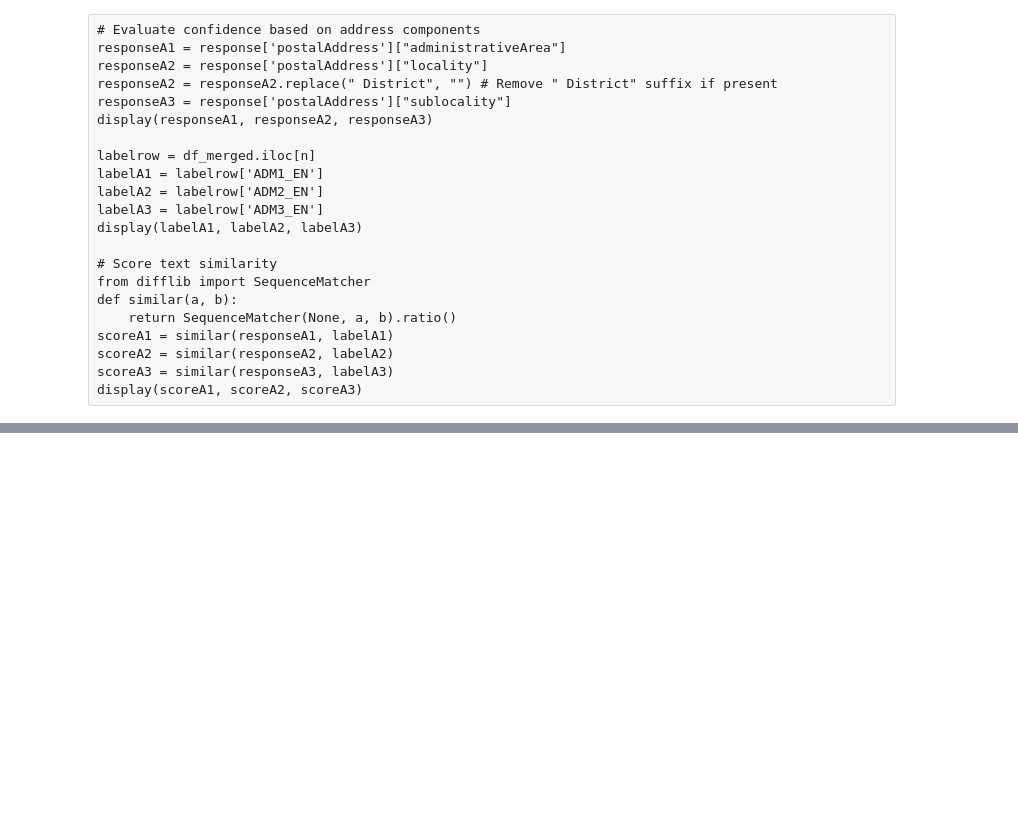
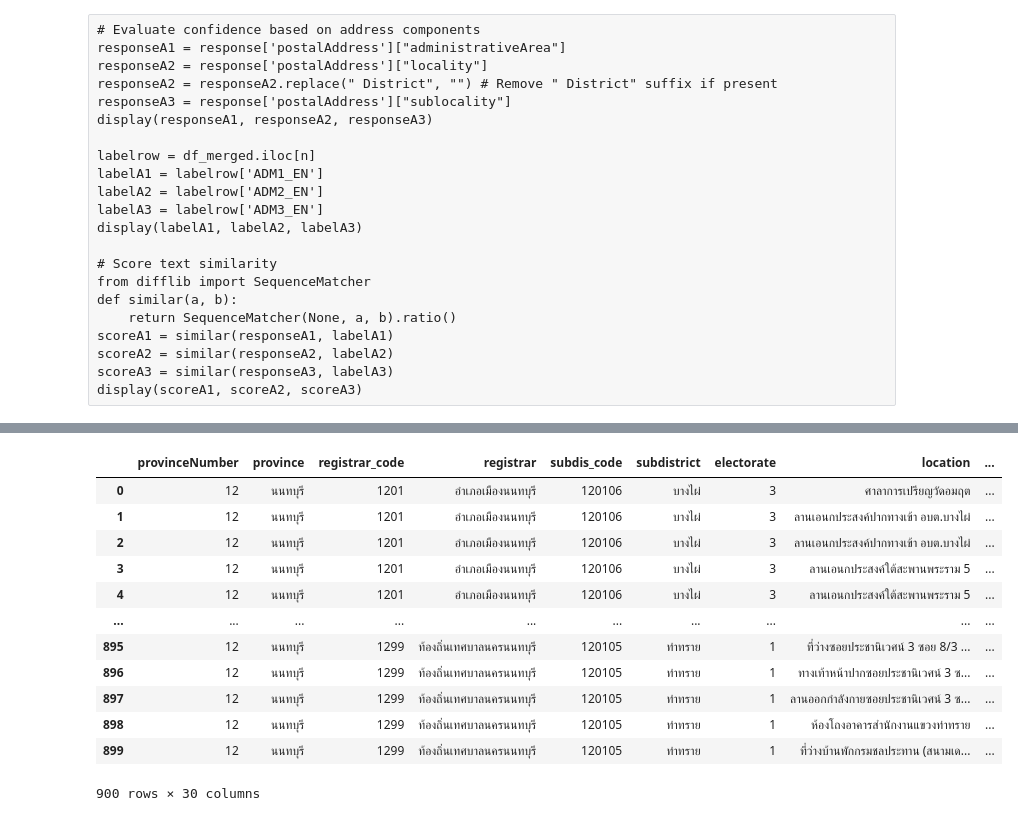
Before and after one commit to thawirasm-j/election-station-66, a Jupyter notebook: geocode_tryout.ipynb, the cells around one changed output, grey strips where cells are left out. Cells and saved outputs as stored; diff of their text form; code cells hidden in the pictures; blank space fills up the shorter version.

```diff
--- a/geocode_tryout.ipynb
+++ b/geocode_tryout.ipynb
@@ -321,3 +355,9 @@ scoreA1 = similar(responseA1, labelA1)
 scoreA2 = similar(responseA2, labelA2)
 scoreA3 = similar(responseA3, labelA3)
 display(scoreA1, scoreA2, scoreA3)
+# %%
+# Load placeid all chunks
+from glob import glob
+placeid_name = "station66_placeid_chunk_*.csv"
+df_placeid = pd.concat([pd.read_csv(f) for f in sorted(glob(placeid_name))], ignore_index=True)
+df_placeid
@@ -323,0 +378,3 @@ display(scoreA1, scoreA2, scoreA3)
+# %%
+df_with_placeid = df_merged.join(df_placeid.set_index('index'), how='left', rsuffix='_placeid')
+df_with_placeid
@@ -323,0 +395,7 @@ display(scoreA1, scoreA2, scoreA3)
+# %%
+# Contribute search for place_ids in a selected province
+sel_province = "นนทบุรี"
+sel_place_ids = df_placeid[df_merged["province"] == sel_province]["place_id"].unique()
+# Select only place_ids start with "ChIJ"
+sel_place_ids = [pid for pid in sel_place_ids if str(pid).startswith("ChIJ")]
+display(sel_place_ids, len(sel_place_ids))
@@ -323,0 +500,22 @@ display(scoreA1, scoreA2, scoreA3)
+# %%
+# Load cleaned df_geocode
+df_geocode = pd.read_csv(f'station66_geocode_{sel_province}_cleaned.csv')
+
+# Join df_geocode with df_merged on place_id
+df_merged_with_placeid = df_merged.join(df_placeid.set_index('index'), how='left', rsuffix='_placeid')[df_merged["province"] == sel_province]
+df_merged_with_geocode = df_merged_with_placeid.merge(df_geocode, on='place_id', how='left')
+df_merged_with_geocode
+# %% [output]
+|  | provinceNumber | province | registrar_code | registrar | subdis_code | subdistrict | electorate | location | ... |
+| 0 | 12 | นนทบุรี | 1201 | อำเภอเมืองนนทบุรี | 120106 | บางไผ่ | 3 | ศาลาการเปรียญวัดอมฤต | ... |
+| 1 | 12 | นนทบุรี | 1201 | อำเภอเมืองนนทบุรี | 120106 | บางไผ่ | 3 | ลานเอนกประสงค์ปากทางเข้า อบต.บางไผ่ | ... |
+| 2 | 12 | นนทบุรี | 1201 | อำเภอเมืองนนทบุรี | 120106 | บางไผ่ | 3 | ลานเอนกประสงค์ปากทางเข้า อบต.บางไผ่ | ... |
+| 3 | 12 | นนทบุรี | 1201 | อำเภอเมืองนนทบุรี | 120106 | บางไผ่ | 3 | ลานเอนกประสงค์ใต้สะพานพระราม 5 | ... |
+| 4 | 12 | นนทบุรี | 1201 | อำเภอเมืองนนทบุรี | 120106 | บางไผ่ | 3 | ลานเอนกประสงค์ใต้สะพานพระราม 5 | ... |
+| ... | ... | ... | ... | ... | ... | ... | ... | ... | ... |
+| 895 | 12 | นนทบุรี | 1299 | ท้องถิ่นเทศบาลนครนนทบุรี | 120105 | ท่าทราย | 1 | ที่ว่างซอยประชานิเวศน์ 3 ซอย 8/3 ... | ... |
+| 896 | 12 | นนทบุรี | 1299 | ท้องถิ่นเทศบาลนครนนทบุรี | 120105 | ท่าทราย | 1 | ทางเท้าหน้าปากซอยประชานิเวศน์ 3 ซ... | ... |
+| 897 | 12 | นนทบุรี | 1299 | ท้องถิ่นเทศบาลนครนนทบุรี | 120105 | ท่าทราย | 1 | ลานออกกำลังกายซอยประชานิเวศน์ 3 ซ... | ... |
+| 898 | 12 | นนทบุรี | 1299 | ท้องถิ่นเทศบาลนครนนทบุรี | 120105 | ท่าทราย | 1 | ห้องโถงอาคารสำนักงานแขวงท่าทราย | ... |
+| 899 | 12 | นนทบุรี | 1299 | ท้องถิ่นเทศบาลนครนนทบุรี | 120105 | ท่าทราย | 1 | ที่ว่างบ้านพักกรมชลประทาน (สนามเด... | ... |
+900 rows × 30 columns
```
Also changed, not shown: parts of 13 cells of this notebook.
